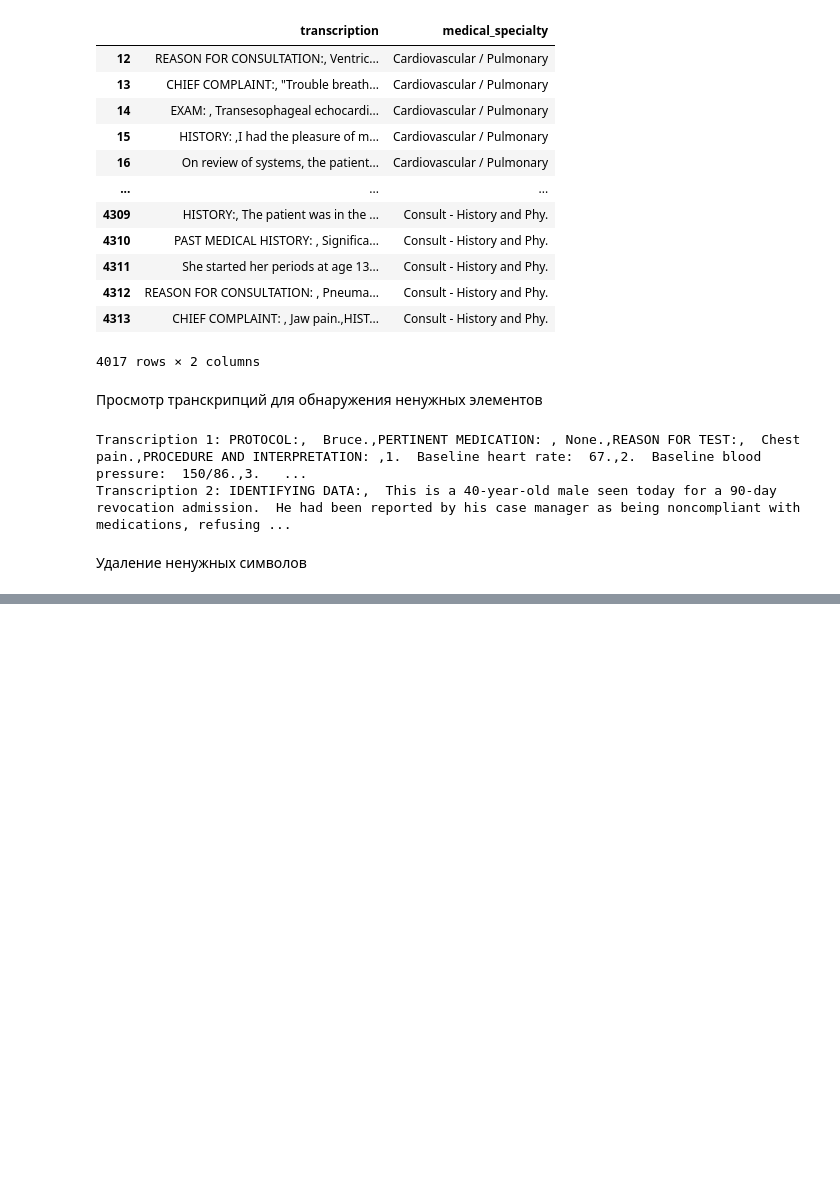
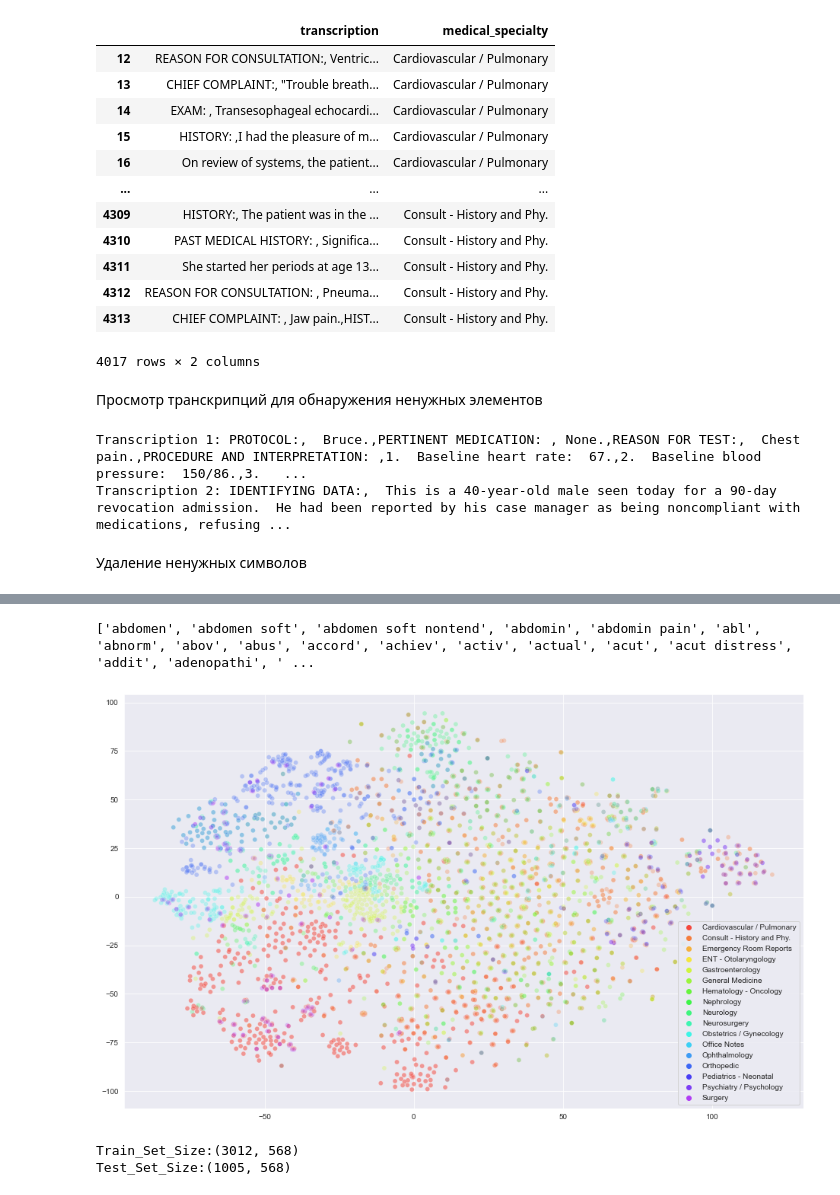
Before and after one commit to evgene-sh/HMLP, a Jupyter notebook: main.ipynb, the cells around one changed output, grey strips where cells are left out. Drawn from its saved outputs; the diff is of its cells as text; code cells hidden in the pictures; blank space fills up the shorter version.

```diff
--- a/main.ipynb
+++ b/main.ipynb
@@ -115,14 +115,16 @@ Transcription 2: IDENTIFYING DATA:,  This is a 40-year-old male seen today for a
 # %% [markdown]
 Удаление ненужных символов
 # %%
+from src.data_cleaning import tokenize_text
 from src.data_cleaning import clean_text
 
-
-transcriptions = data['transcription'].apply(clean_text)
-
+data['transcription']  = data['transcription'].apply(clean_text)
+#data['transcription'] = data['transcription'].apply(tokenize_text)
+'''''
 words = set()
 for transcription in transcriptions.iloc:
     words.update(transcription.split(' '))
 
 print(len(words), sorted(list(words)))
+'''''
 # %% [output]
@@ -129,0 +148,27 @@ print(len(words), sorted(list(words)))
+# %%
+from sklearn.feature_extraction.text import TfidfVectorizer
+vectorizer = TfidfVectorizer(analyzer='word', stop_words='english',ngram_range=(1,3), max_df=0.75, use_idf=True, smooth_idf=True, max_features=1000)
+tfIdfMat  = vectorizer.fit_transform(data['transcription'].tolist())
+feature_names = sorted(vectorizer.get_feature_names())
+print(feature_names)
+# %% [output]
+['abdomen', 'abdomen soft', 'abdomen soft nontend', 'abdomin', 'abdomin pain', 'abl', 'abnorm', 'abov', 'abus', 'accord', 'achiev', 'activ', 'actual', 'acut', 'acut distress', 'addit', 'adenopathi', ' ...
+# %%
+import gc
+from sklearn.manifold import TSNE
+gc.collect()
+tfIdfMatrix = tfIdfMat.todense()
+labels = data['medical_specialty'].tolist()
+tsne_results = TSNE(n_components=2,init='random',random_state=0, perplexity=40).fit_transform(tfIdfMatrix)
+plt.figure(figsize=(16,10))
+palette = sns.hls_palette(21, l=.6, s=.9)
+sns.scatterplot(
+    x=tsne_results[:,0], y=tsne_results[:,1],
+    hue=labels,
+    palette= palette,
+    legend="full",
+    alpha=0.3
+)
+plt.show()
+# %% [output]
+[figure, added]
@@ -129,0 +184,6 @@ print(len(words), sorted(list(words)))
+# %%
+print('Train_Set_Size:'+str(X_train.shape))
+print('Test_Set_Size:'+str(X_test.shape))
+# %% [output]
+Train_Set_Size:(3012, 568)
+Test_Set_Size:(1005, 568)
```
Also changed, not shown: parts of 8 cells of this notebook, 1 other file.
